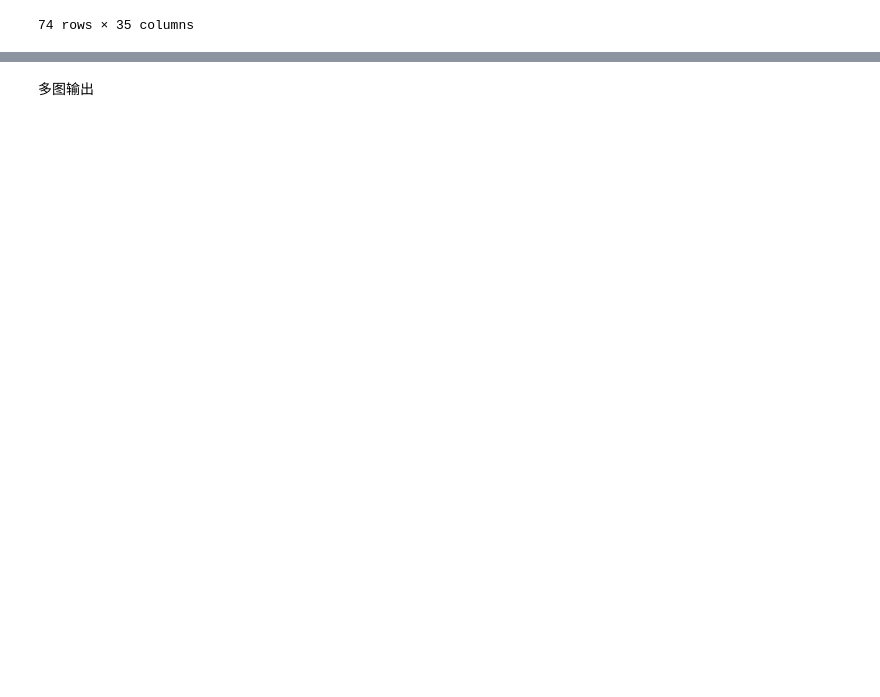
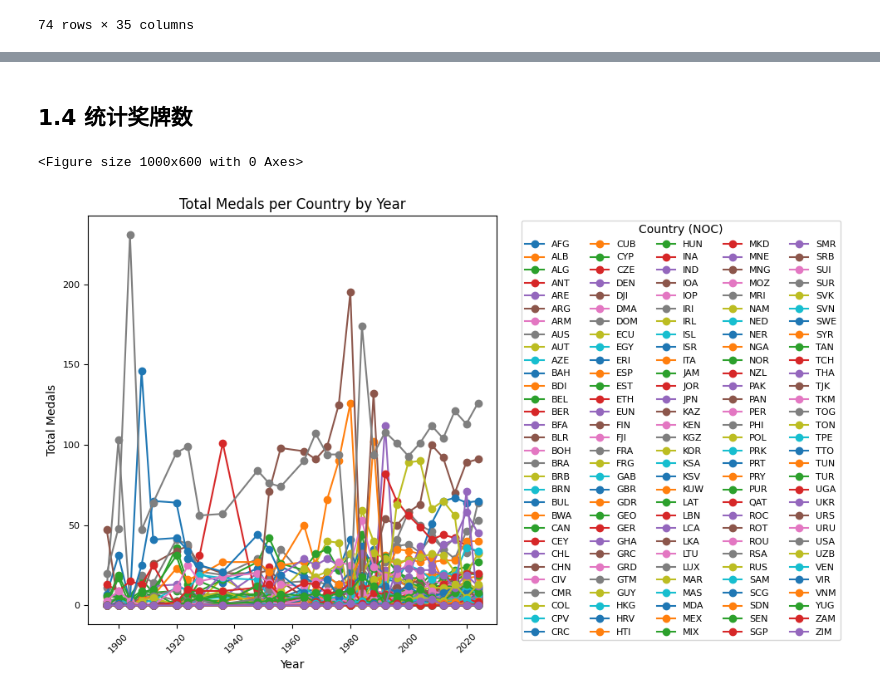
Before and after one commit to rainbowyuyu/MCM, a Jupyter notebook: model_and_code/data_processing.ipynb, the cells around one changed output, grey strips where cells are left out. Drawn from its saved outputs; the diff is of its cells as text; code cells hidden in the pictures; blank space fills up the shorter version.

```diff
--- a/model_and_code/data_processing.ipynb
+++ b/model_and_code/data_processing.ipynb
@@ -971,2 +633,0 @@ plt.show()
-# %% [markdown]
-多图输出
@@ -1054,0 +634,25 @@ plt.show()
+# %% [markdown]
+## 1.4 统计奖牌数
+# %%
+# Group by Year and Country, summing total medals
+medals_by_year = medal_counts.groupby(['Year', 'NOC'])['Total'].sum().unstack(fill_value=0)
+
+# 绘制折线图
+plt.figure(figsize=(10, 6))
+medals_by_year.plot(kind='line', marker='o', figsize=(10, 6))  # Use a colormap
+
+# 设置标题、标签和图例的字体大小
+plt.title('Total Medals per Country by Year')
+plt.xlabel('Year')
+plt.ylabel('Total Medals')
+plt.xticks(rotation=45, fontsize=8)  # 设置 x 轴刻度字体大小
+plt.yticks(fontsize=8)  # 设置 y 轴刻度字体大小
+
+# 设置图例的字体大小，并显示为四列
+plt.legend(title='Country (NOC)', fontsize=8, title_fontsize=10, bbox_to_anchor=(1.05, 1), loc='upper left', ncol=5)
+
+plt.tight_layout()
+plt.show()
+# %% [output]
+<Figure size 1000x600 with 0 Axes>
+[figure, added]
```
Also changed, not shown: parts of 16 cells of this notebook, 1 other file.
